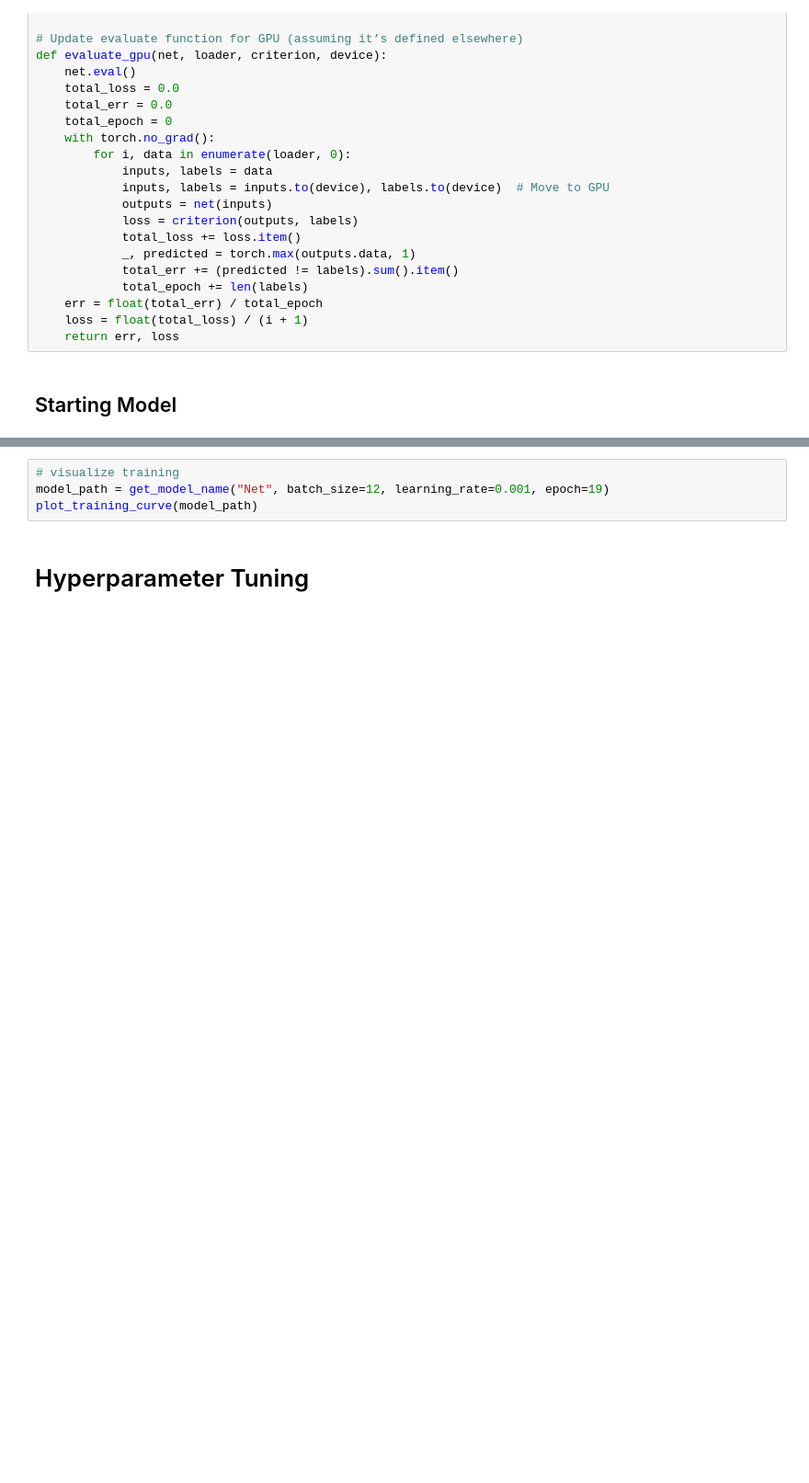
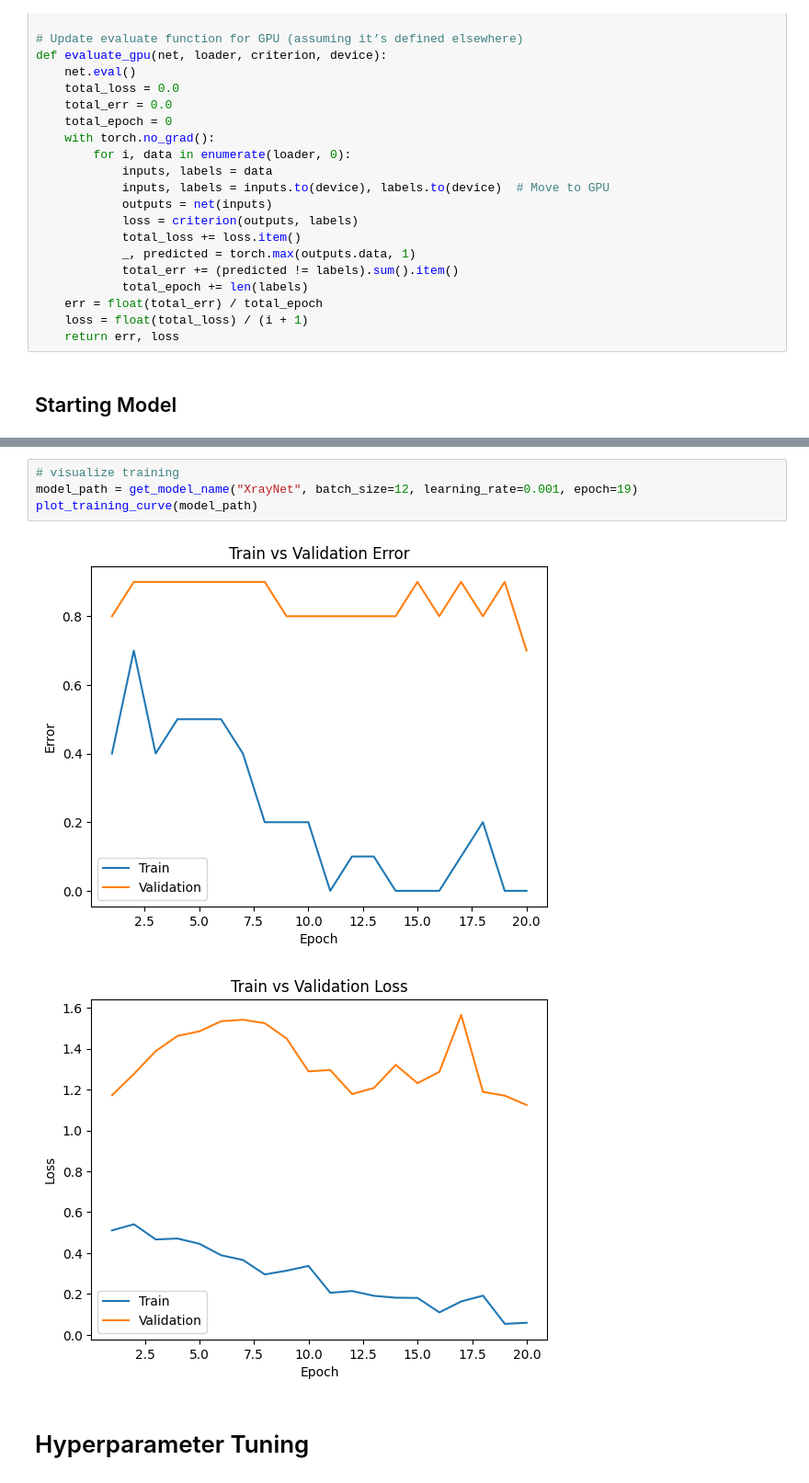
Before and after one commit to edwynzhou/aps360_project_team_77, a Jupyter notebook: notebooks/Final_Final_APS360_Project.ipynb, the cells around one changed output, grey strips where cells are left out. Shown: that part at 92% size. Cells and saved outputs as stored; diff of their text form; blank space fills up the shorter version.

```diff
--- a/notebooks/Final_Final_APS360_Project.ipynb
+++ b/notebooks/Final_Final_APS360_Project.ipynb
@@ -569,7 +598,10 @@ train_net(net, 12, 0.001, 20, small_train, small_val)
 # %%
 # visualize training
-model_path = get_model_name("Net", batch_size=12, learning_rate=0.001, epoch=19)
+model_path = get_model_name("XrayNet", batch_size=12, learning_rate=0.001, epoch=19)
 plot_training_curve(model_path)
+# %% [output]
+[figure, added]
+[figure, added]
 # %% [markdown]
 # Hyperparameter Tuning
 # %%
```
Also changed, not shown: parts of 34 cells of this notebook.
